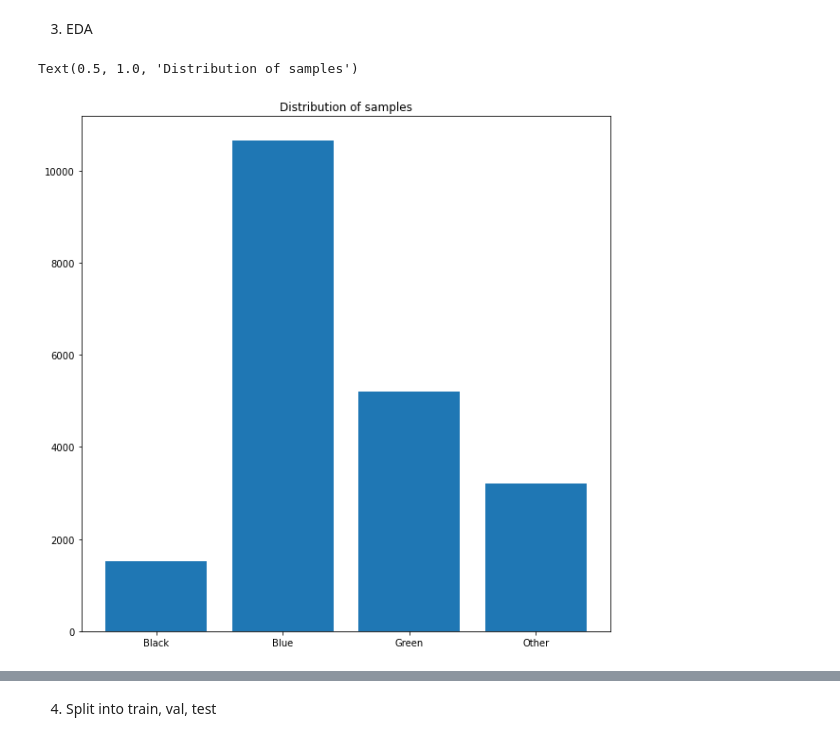
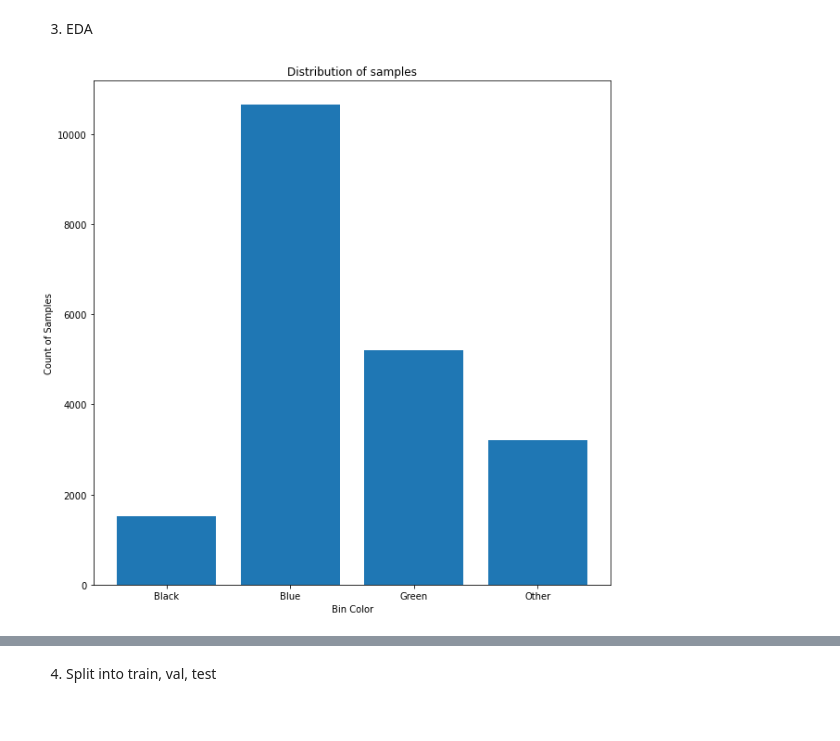
Before and after one commit to longfight123/enel645_final_project, a Jupyter notebook: garbage_classifier_images.ipynb, the cells around one changed output, grey strips where cells are left out. Cells and saved outputs as stored; diff of their text form; code cells hidden in the pictures.

Commit message:
add logging messages and save figures

```diff
--- a/garbage_classifier_images.ipynb
+++ b/garbage_classifier_images.ipynb
@@ -162,10 +186,12 @@ Classes are ['Black' 'Blue' 'Green' 'Other']
 # %%
 # plot the distribution of the classes
 plt.figure(figsize=(10, 10))
 df = pd.DataFrame(labels_int, columns=["Class"])
 class_counts = df["Class"].value_counts().sort_index()
 plt.bar(classes, class_counts.values)
 plt.title("Distribution of samples")
+plt.xlabel("Bin Color")
+plt.ylabel("Count of Samples")
+plt.savefig("class_distribution.png", transparent=False, facecolor='white')
 # %% [output]
-Text(0.5, 1.0, 'Distribution of samples')
-[figure, old version]
+[figure, new version]
```
Also changed, not shown: parts of 23 cells of this notebook.
